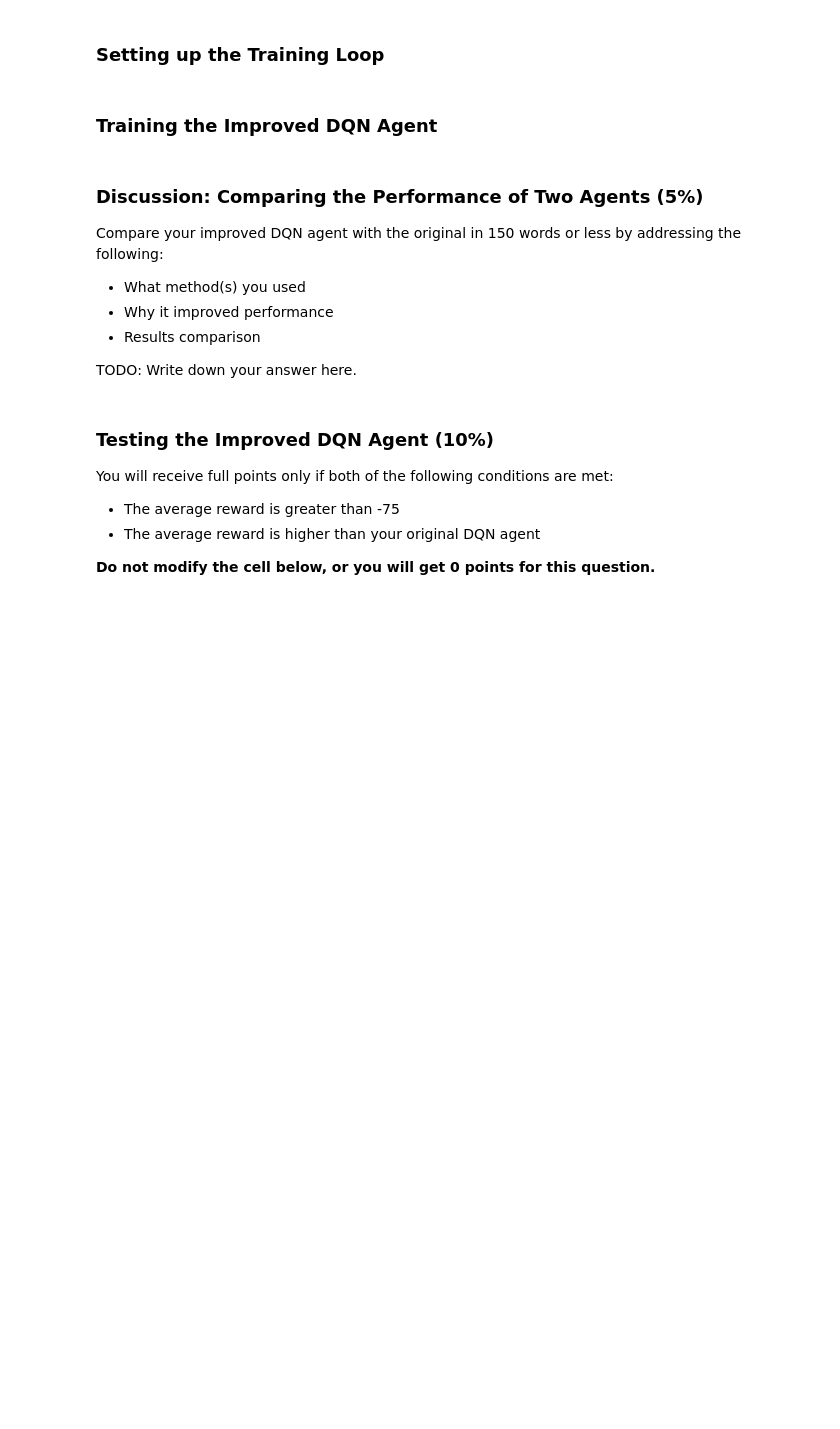
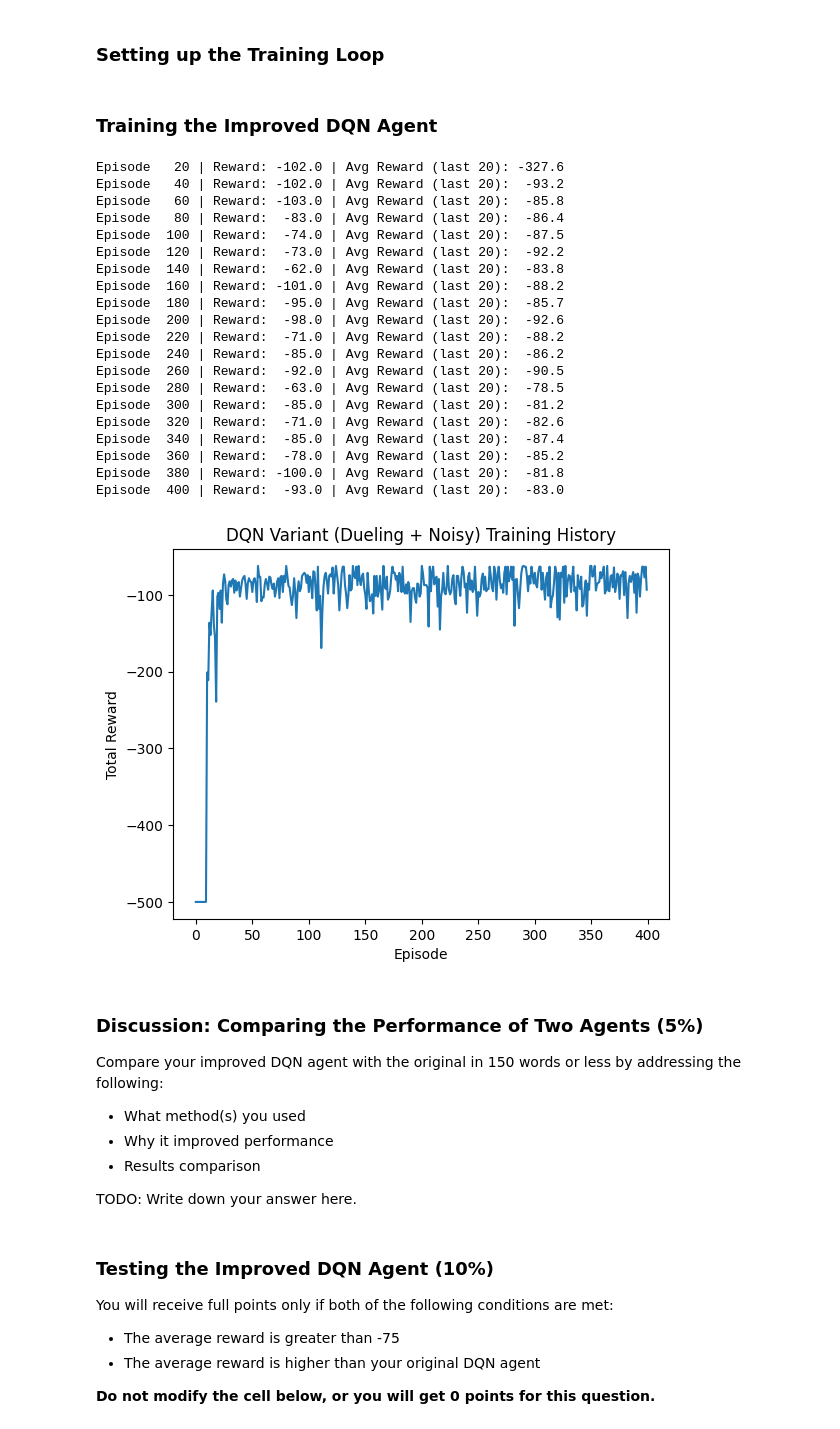
Before and after one commit to chh-529/drl_hw3, a Jupyter notebook: DRL_Assignment3_Q1.ipynb, the cells around one changed output. Cells and saved outputs as stored; diff of their text form; code cells hidden in the pictures; blank space fills up the shorter version.

Commit message:
add Double DQN and Multi-step Learning

```diff
--- a/DRL_Assignment3_Q1.ipynb
+++ b/DRL_Assignment3_Q1.ipynb
@@ -561,6 +658,7 @@ class DQNVariant:
     def __init__(self):
         self.batch_size = 128
         self.gamma = 0.99
+        self.n_step = 3
         self.lr = 5e-4
 
         obs_dim = 6
@@ -577,7 +675,8 @@ class DQNVariant:
         self.scheduler = ExponentialLR(self.optimizer, gamma=0.995)
         self.loss_fn = nn.SmoothL1Loss()
 
-        self.memory = ReplayBuffer(10000)
+        # self.memory = ReplayBuffer(10000)
+        self.memory = NStepReplayBuffer(capacity=50000, n_step=self.n_step, gamma=self.gamma)
 
     def select_action(self, state: np.ndarray, epsilon: float = 1.0) -> int:
         """
@@ -611,18 +710,22 @@ class DQNVariant:
         self.target_net.reset_noise()
 
         # 計算當前的 Q 值
-        current_q_values = self.policy_net(states).gather(1, actions)
+        current_q = self.policy_net(states).gather(1, actions)
 
         # 計算 TD Target
         with torch.no_grad():
-            # 這裡暫時維持標準 DQN 的 Target 算法。
-            # 如果你想順手升級成 Double DQN，只需把這行改成由 policy_net 選動作即可
-            next_q_values = self.target_net(next_states).max(1)[0].unsqueeze(1)
-            expected_q_values = rewards + (self.gamma * next_q_values * (1 - dones))
+            # Double DQN：
+            # Step 1 - 用 policy_net 選出下一狀態的最佳動作
+            next_actions = self.policy_net(next_states).argmax(1, keepdim=True)
+
+            # Step 2 - 用 target_net 評估那個動作的 Q 值（降低過度估計）
+            next_q = self.target_net(next_states).gather(1, next_actions)
+
+            # N-step TD target（gamma 要用 gamma^n，因為 reward 已折現 n 步）
+            expected_q = rewards + (self.gamma ** self.n_step) * next_q * (1 - dones)
 
         # 計算 Loss 並更新
-        loss = self.loss_fn(current_q_values, expected_q_values)
-
+        loss = self.loss_fn(current_q, expected_q)
         self.optimizer.zero_grad()
         loss.backward()
         clip_grad_norm_(self.policy_net.parameters(), max_norm=1.0)
@@ -667,6 +770,7 @@ def train_dqn_variant(agent, seed: int = 42):
             state = next_state
             episode_reward += reward
 
+        agent.memory.flush()  # 確保 episode 結束時剩餘的 n-step 經驗也被存入 buffer
         agent.scheduler.step()
         reward_history.append(episode_reward)
 
@@ -680,12 +784,34 @@ def train_dqn_variant(agent, seed: int = 42):
 ### Training the Improved DQN Agent
 # %%
 # TODO: Instantiate the agent and train it
-agent_variant = DQNVariant()
-agent_variant, reward_history_variant = train_dqn_variant(agent_variant, seed=42)
+agent = DQNVariant()
+agent, reward_history = train_dqn_variant(agent, seed=42)
 
 # TODO: Plot the reward history to see how the agent's performance changes over time
-plt.plot(reward_history_variant)
+plt.plot(reward_history)
 plt.xlabel("Episode")
 plt.ylabel("Total Reward")
 plt.title("DQN Variant (Dueling + Noisy) Training History")
 plt.show()
+# %% [output]
+Episode   20 | Reward: -102.0 | Avg Reward (last 20): -327.6
+Episode   40 | Reward: -102.0 | Avg Reward (last 20):  -93.2
+Episode   60 | Reward: -103.0 | Avg Reward (last 20):  -85.8
+Episode   80 | Reward:  -83.0 | Avg Reward (last 20):  -86.4
+Episode  100 | Reward:  -74.0 | Avg Reward (last 20):  -87.5
+Episode  120 | Reward:  -73.0 | Avg Reward (last 20):  -92.2
+Episode  140 | Reward:  -62.0 | Avg Reward (last 20):  -83.8
+Episode  160 | Reward: -101.0 | Avg Reward (last 20):  -88.2
+Episode  180 | Reward:  -95.0 | Avg Reward (last 20):  -85.7
+Episode  200 | Reward:  -98.0 | Avg Reward (last 20):  -92.6
+Episode  220 | Reward:  -71.0 | Avg Reward (last 20):  -88.2
+Episode  240 | Reward:  -85.0 | Avg Reward (last 20):  -86.2
+Episode  260 | Reward:  -92.0 | Avg Reward (last 20):  -90.5
+Episode  280 | Reward:  -63.0 | Avg Reward (last 20):  -78.5
+Episode  300 | Reward:  -85.0 | Avg Reward (last 20):  -81.2
+Episode  320 | Reward:  -71.0 | Avg Reward (last 20):  -82.6
+Episode  340 | Reward:  -85.0 | Avg Reward (last 20):  -87.4
+Episode  360 | Reward:  -78.0 | Avg Reward (last 20):  -85.2
+Episode  380 | Reward: -100.0 | Avg Reward (last 20):  -81.8
+Episode  400 | Reward:  -93.0 | Avg Reward (last 20):  -83.0
+[figure, added]
```
Also changed, not shown: parts of 10 cells of this notebook, 1 other file.
